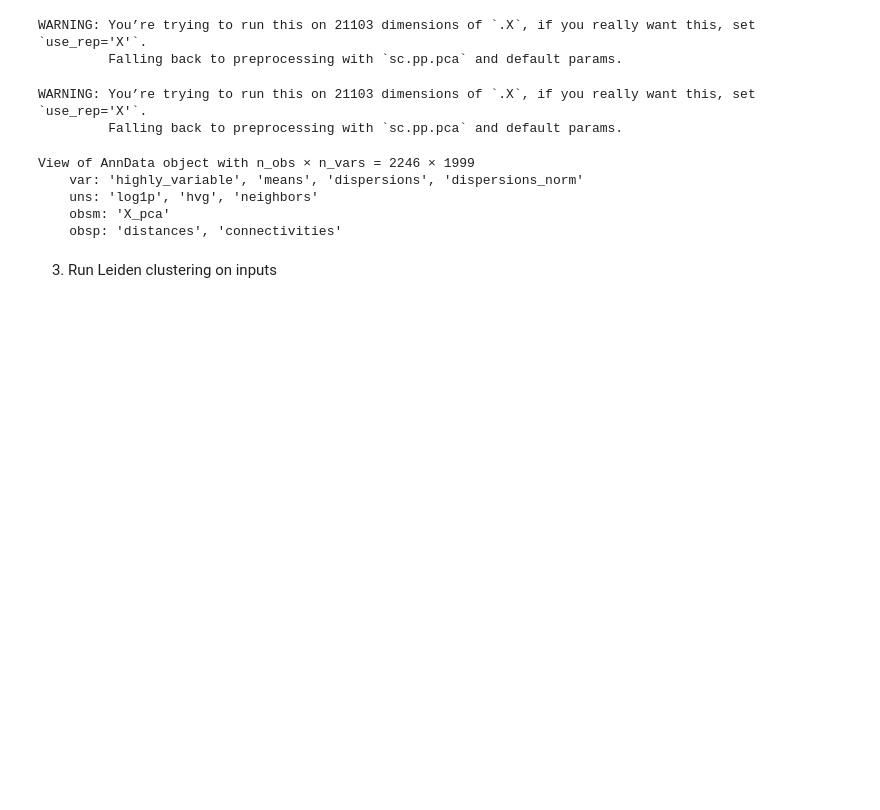
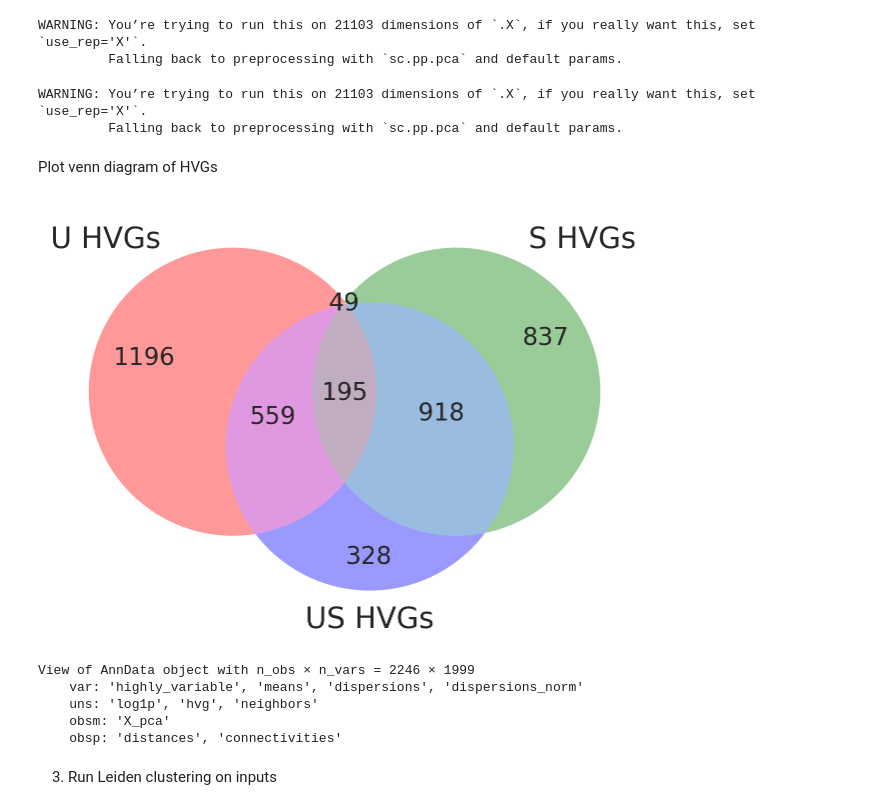
Before and after one commit to pachterlab/CGP_2023, a Jupyter notebook: analysis_notebooks/standard_cluster_pipelines.ipynb, the cells around one changed output. Drawn from its saved outputs; the diff is of its cells as text; code cells hidden in the pictures; blank space fills up the shorter version.

```diff
--- a/analysis_notebooks/standard_cluster_pipelines.ipynb
+++ b/analysis_notebooks/standard_cluster_pipelines.ipynb
@@ -127,6 +127,16 @@ WARNING: You’re trying to run this on 21103 dimensions of `.X`, if you really
          Falling back to preprocessing with `sc.pp.pca` and default params.
 WARNING: You’re trying to run this on 21103 dimensions of `.X`, if you really want this, set `use_rep='X'`.
          Falling back to preprocessing with `sc.pp.pca` and default params.
+# %% [markdown]
+Plot venn diagram of HVGs
+# %%
+from matplotlib_venn import venn3
+plt.figure(figsize=(6,6))
+venn3([set(list(adata_U_sub.var_names)),set(list(adata_S_sub.var_names)) ,set(list(adata_US_sub.var_names))],
+      ('U HVGs','S HVGs','US HVGs'))
+plt.show()
+# %% [output]
+[figure, added]
 # %%
 adata_S_sub
 # %% [output]
```
Also changed, not shown: parts of 2 cells of this notebook, 1 other file.
